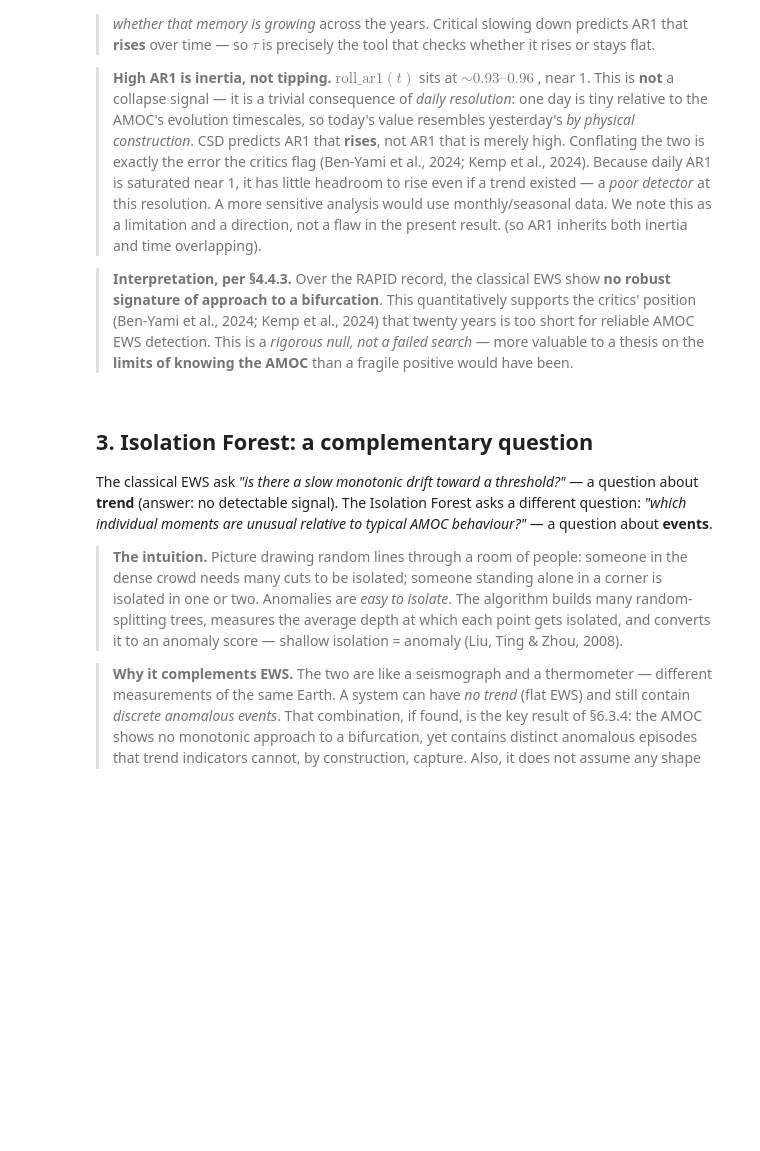
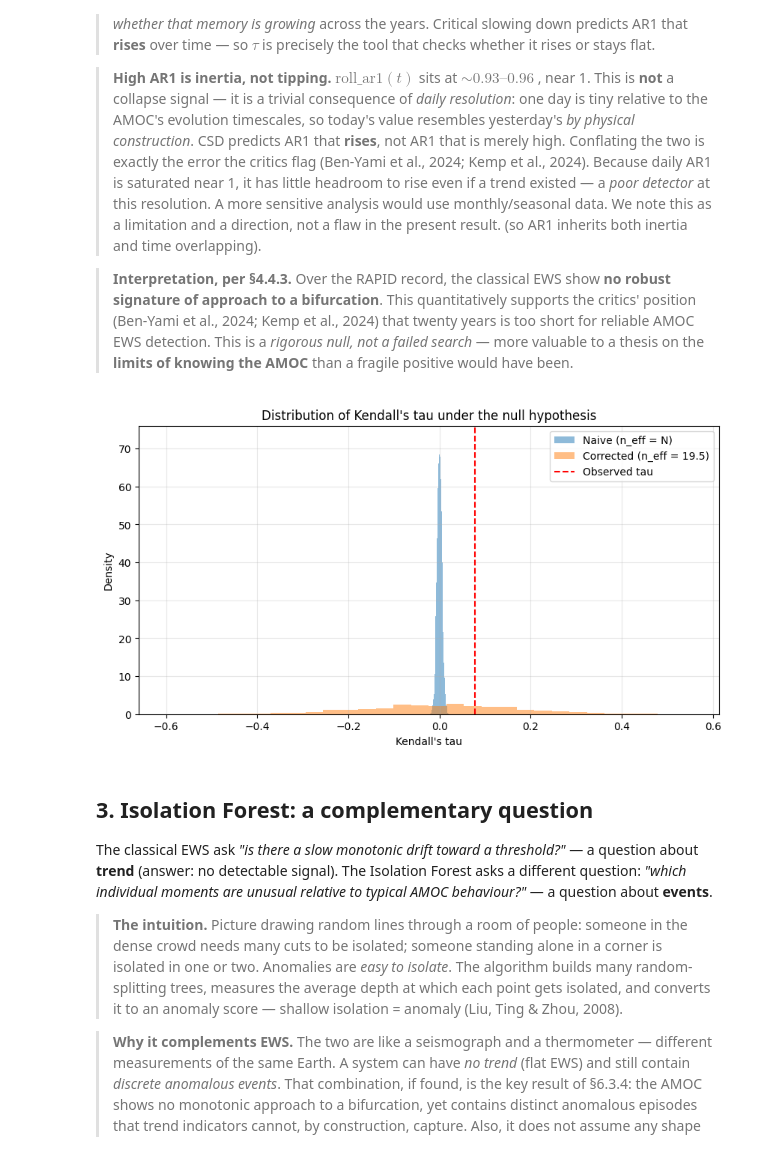
Before and after one commit to enricovaccari/thesis-pipeline, a Jupyter notebook: notebooks/04_anomalies_early_warning_signals.ipynb, the cells around one changed output. Cells and saved outputs as stored; diff of their text form; code cells hidden in the pictures; blank space fills up the shorter version.

```diff
--- a/notebooks/04_anomalies_early_warning_signals.ipynb
+++ b/notebooks/04_anomalies_early_warning_signals.ipynb
@@ -608,6 +612,35 @@ both indicators.
 > short for reliable AMOC EWS detection. This is a *rigorous null, not a failed search* —
 > more valuable to a thesis on the **limits of knowing the AMOC** than a fragile positive
 > would have been.
+# %%
+# Correction Plot: visual comparison between tau distributions at h0 with n=14232 and with n_eff = 20 (non-overlapping windows) — the latter is much wider, showing how the naive p-value is misleadingly small.
+# Code below is for illustration, not a formal test (it doesn't preserve the time series structure, but it shows how the p-value changes when we reduce n_eff).
+from scipy.stats import kendalltau
+def simulate_kendall_tau(n_samples, n_eff):
+    """Simulate Kendall's tau under the null with n_eff independent points."""
+    # Simulate n_eff independent pairs of random variables
+    x = np.random.rand(int(n_eff))
+    y = np.random.rand(int(n_eff))
+    # Compute Kendall's tau on the full n_samples (with duplicates)
+    x_full = np.repeat(x, int(n_samples / n_eff))
+    y_full = np.repeat(y, int(n_samples / n_eff))
+    tau, _ = kendalltau(x_full, y_full)
+    return tau
+
+n_simulations = 10000
+taus_naive = [simulate_kendall_tau(N, N) for _ in range(n_simulations)]
+taus_corrected = [simulate_kendall_tau(N, n_eff_use) for _ in range(n_simulations)]
+plt.figure(figsize=(10, 5))
+plt.hist(taus_naive, bins=30, alpha=0.5, label='Naive (n_eff = N)', density=True)
+plt.hist(taus_corrected, bins=30, alpha=0.5, label=f'Corrected (n_eff = {n_eff_use:.1f})', density=True)
+plt.axvline(tau, color='red', linestyle='--', label='Observed tau')
+plt.title("Distribution of Kendall's tau under the null hypothesis")
+plt.xlabel("Kendall's tau")
+plt.ylabel("Density")
+plt.legend()
+plt.show()
+# %% [output]
+[figure, added]
 # %% [markdown]
 ## **3. Isolation Forest: a complementary question**
 
```
Also changed, not shown: parts of 10 cells of this notebook, 11 other files.
